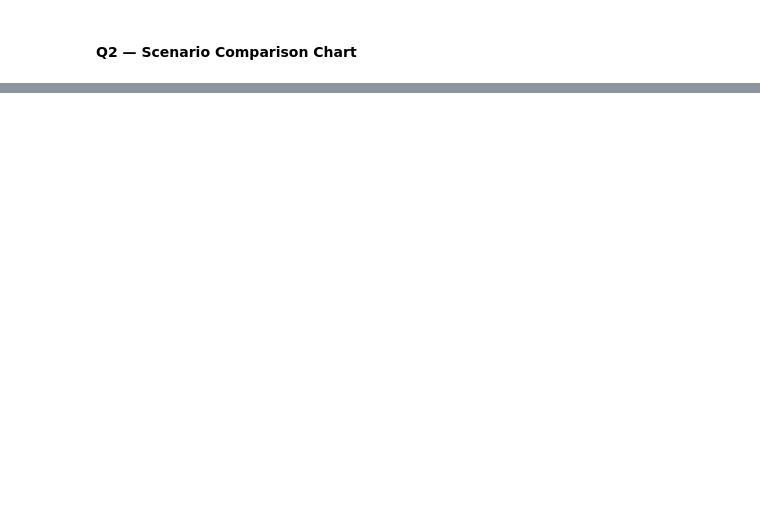
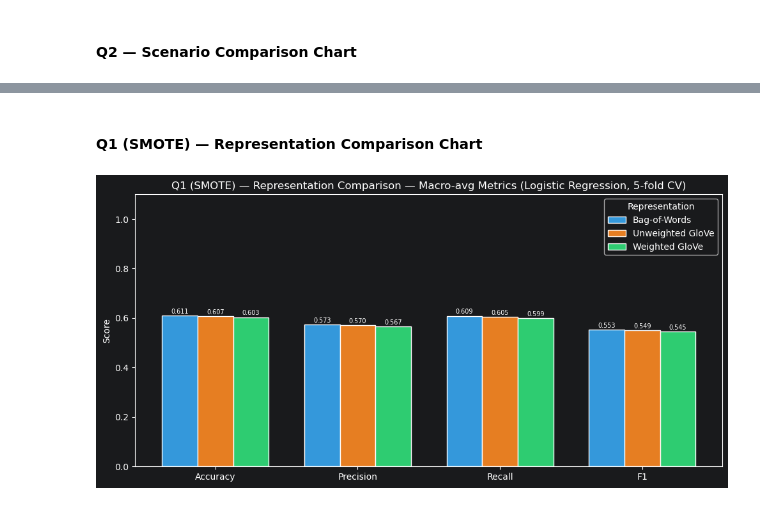
Before and after one commit to namnguyen20999/NLP-Web-based-Data-Application, a Jupyter notebook: notebooks/task2_3.ipynb, the cells around one changed output, grey strips where cells are left out. Cells and saved outputs as stored; diff of their text form; code cells hidden in the pictures; blank space fills up the shorter version.

```diff
--- a/notebooks/task2_3.ipynb
+++ b/notebooks/task2_3.ipynb
@@ -839,0 +1204,13 @@ plt.show()
+# %%
+_lr_q1_sm     = LogisticRegression(max_iter=2000, solver="liblinear", random_state=RANDOM_STATE)
+q1_sm_results = []
+
+# Pass original (imbalanced) X — SMOTE runs inside each fold via ImbPipeline
+q1_sm_results.append(evaluate_representation_smote(
+    X_count, _y_original, "Bag-of-Words", "Logistic Regression", _lr_q1_sm))
+q1_sm_results.append(evaluate_representation_smote(
+    X_unweighted, df_unweighted["is_a_buyer"].to_numpy(),
+    "Unweighted GloVe", "Logistic Regression", _lr_q1_sm))
+q1_sm_results.append(evaluate_representation_smote(
+    X_weighted, df_weighted["is_a_buyer"].to_numpy(),
+    "Weighted GloVe", "Logistic Regression", _lr_q1_sm))
@@ -839,0 +1235,24 @@ plt.show()
+# %% [markdown]
+#### Q1 (SMOTE) — Representation Comparison Chart
+# %%
+_q1_x     = np.arange(len(_q1_metrics))
+_q1_width = 0.25
+
+fig, ax = plt.subplots(figsize=(10, 5))
+for _i, (_res, _col) in enumerate(zip(q1_sm_results, _sc_colors)):
+    _vals = [_parse_mean(_res[m]) for m in _q1_metrics]
+    _bars = ax.bar(_q1_x + _i * _q1_width, _vals, _q1_width,
+                   label=_res["Representation"], color=_col, edgecolor="white")
+    for _bar, _val in zip(_bars, _vals):
+        ax.text(_bar.get_x() + _bar.get_width() / 2, _bar.get_height() + 0.003,
+                f"{_val:.3f}", ha="center", va="bottom", fontsize=7)
+ax.set_xticks(_q1_x + _q1_width)
+ax.set_xticklabels(_q1_metrics)
+ax.set_ylabel("Score")
+ax.set_ylim(0, 1.1)
+ax.set_title("Q1 (SMOTE) — Representation Comparison — Macro-avg Metrics (Logistic Regression, 5-fold CV)")
+ax.legend(title="Representation")
+plt.tight_layout()
+plt.show()
+# %% [output]
+[figure, added]
```
Also changed, not shown: parts of 44 cells of this notebook, 1 other file.
